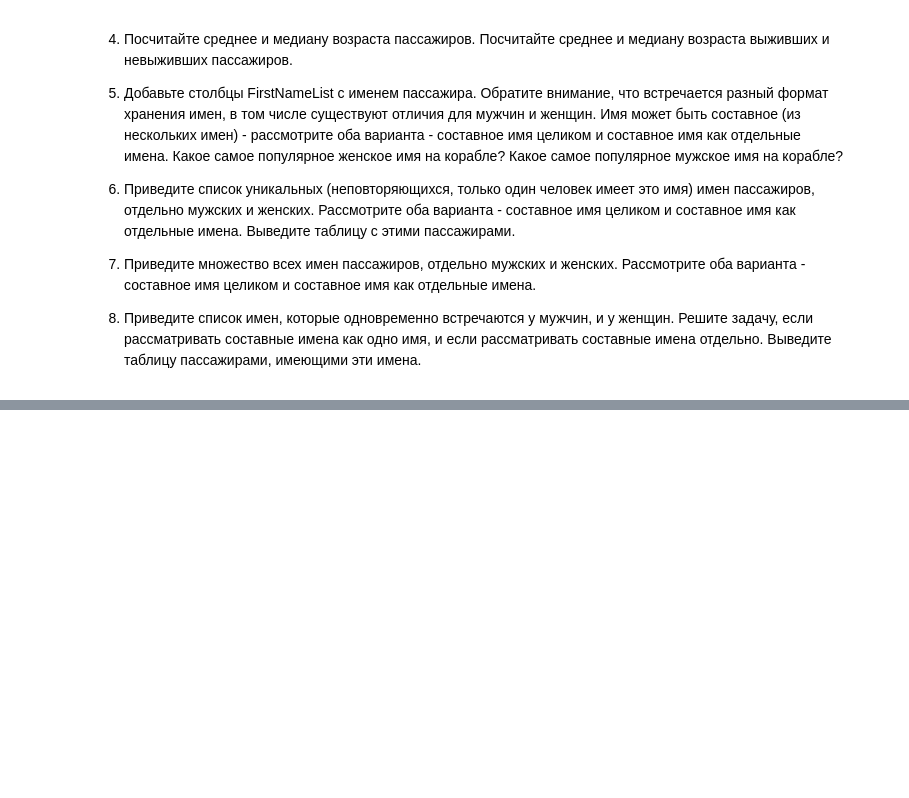
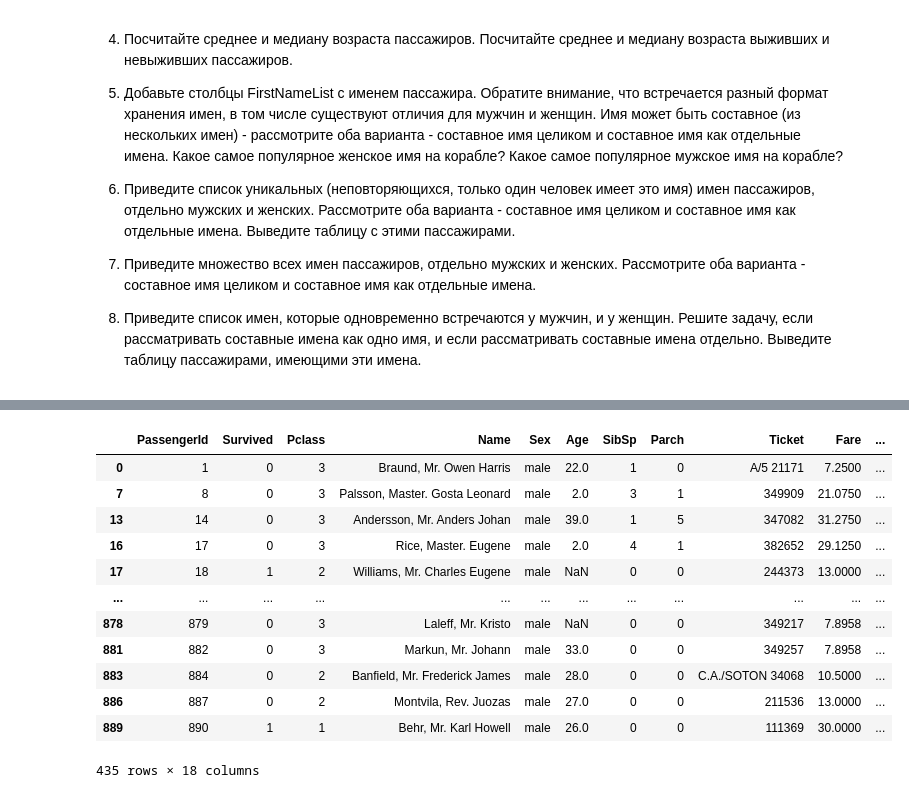
Before and after one commit to Strafred/vyatkaretto, a Jupyter notebook: lab_6/Lab_Python_6_PMI.ipynb, the cells around one changed output, grey strips where cells are left out. Saved outputs shown, nothing was run; the diff lists cells and outputs as text; code cells hidden in the pictures; blank space fills up the shorter version.

```diff
--- a/lab_6/Lab_Python_6_PMI.ipynb
+++ b/lab_6/Lab_Python_6_PMI.ipynb
@@ -226,0 +344,16 @@ for i in df_titanic.transpose():
+# %%
+males[males["IsFirstNameFullUnique"] == True]
+# %% [output]
+|  | PassengerId | Survived | Pclass | Name | Sex | Age | SibSp | Parch | Ticket | Fare | ... |
+| 0 | 1 | 0 | 3 | Braund, Mr. Owen Harris | male | 22.0 | 1 | 0 | A/5 21171 | 7.2500 | ... |
+| 7 | 8 | 0 | 3 | Palsson, Master. Gosta Leonard | male | 2.0 | 3 | 1 | 349909 | 21.0750 | ... |
+| 13 | 14 | 0 | 3 | Andersson, Mr. Anders Johan | male | 39.0 | 1 | 5 | 347082 | 31.2750 | ... |
+| 16 | 17 | 0 | 3 | Rice, Master. Eugene | male | 2.0 | 4 | 1 | 382652 | 29.1250 | ... |
+| 17 | 18 | 1 | 2 | Williams, Mr. Charles Eugene | male | NaN | 0 | 0 | 244373 | 13.0000 | ... |
+| ... | ... | ... | ... | ... | ... | ... | ... | ... | ... | ... | ... |
+| 878 | 879 | 0 | 3 | Laleff, Mr. Kristo | male | NaN | 0 | 0 | 349217 | 7.8958 | ... |
+| 881 | 882 | 0 | 3 | Markun, Mr. Johann | male | 33.0 | 0 | 0 | 349257 | 7.8958 | ... |
+| 883 | 884 | 0 | 2 | Banfield, Mr. Frederick James | male | 28.0 | 0 | 0 | C.A./SOTON 34068 | 10.5000 | ... |
+| 886 | 887 | 0 | 2 | Montvila, Rev. Juozas | male | 27.0 | 0 | 0 | 211536 | 13.0000 | ... |
+| 889 | 890 | 1 | 1 | Behr, Mr. Karl Howell | male | 26.0 | 0 | 0 | 111369 | 30.0000 | ... |
+435 rows × 18 columns
```
Also changed, not shown: parts of 7 cells of this notebook.
